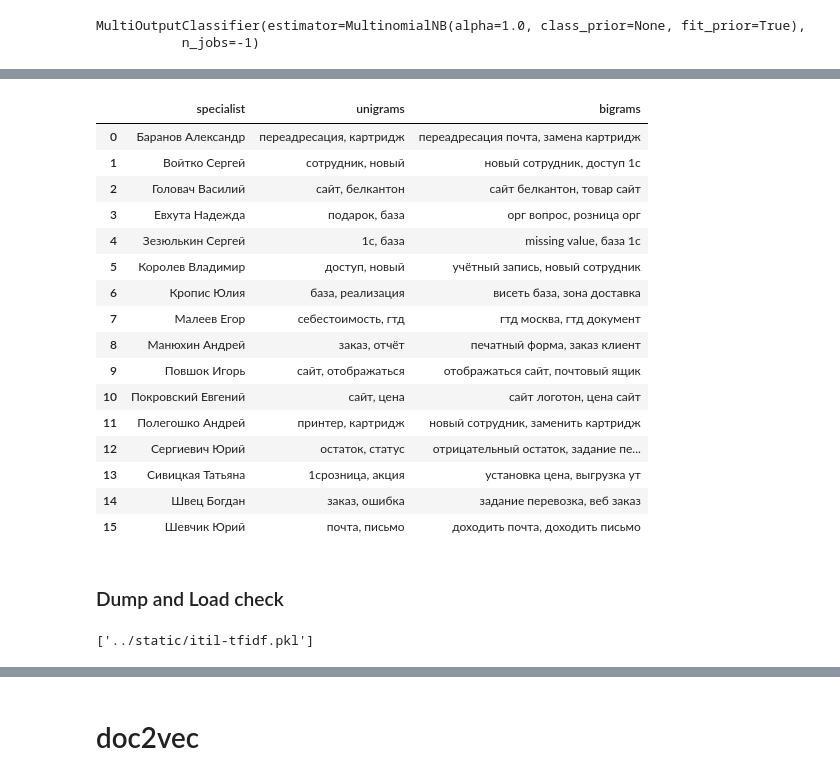
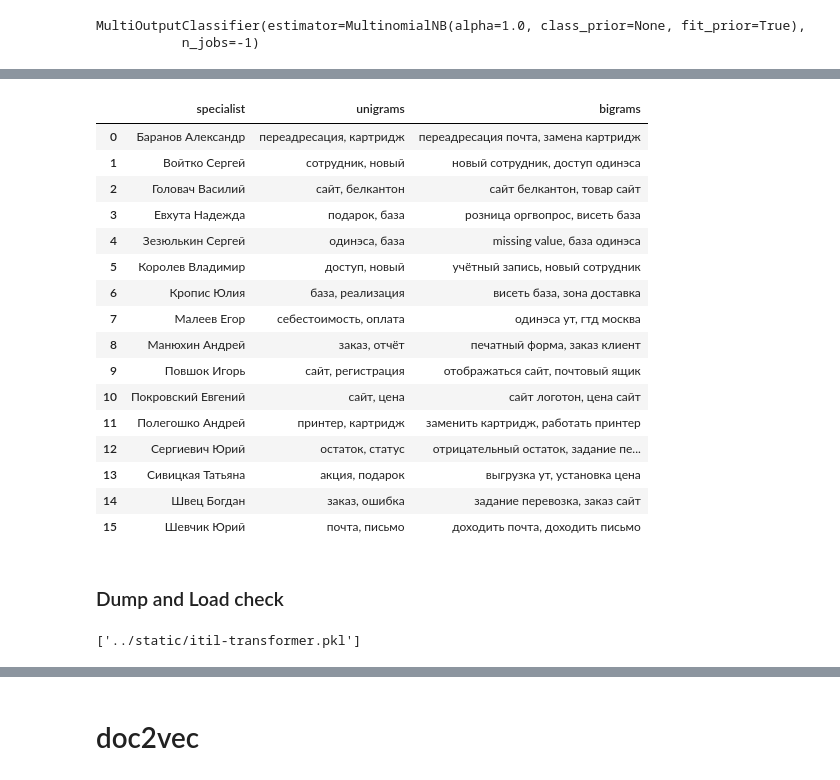
Before and after one commit to Okbps/itil-flask, a Jupyter notebook: notebooks/itil-classifier.ipynb, the cells around one changed output, grey strips where cells are left out. Drawn from its saved outputs; the diff is of its cells as text; code cells hidden in the pictures.

Commit message:
feature union transformer

```diff
--- a/notebooks/itil-classifier.ipynb
+++ b/notebooks/itil-classifier.ipynb
@@ -357,6 +397,7 @@ print(metrics.classification_report(labels_test['specialist'], labels_pred[:, 0]
 # %%
-features = tfidf.fit_transform(df['title']).toarray()
-labels = df[['specialist', 'category', 'analytics1', 'analytics2', 'analytics3']]
+features = vec.fit_transform(df).toarray()
+
+labels = df[y_cols]
 
 model = MultinomialNB()
 multi_target_nb = MultiOutputClassifier(model, n_jobs=-1)
@@ -405,46 +426,54 @@ for i in range(len(multi_target_nb.estimators_)):
 # %%
 # specialist_id messed up
 
 df_ngrams = pd.DataFrame(columns=['specialist', 'unigrams', 'bigrams'])
 
 N = 2
+tfidf_feature_names = vec.transformer_list[1][1].steps[1][1].get_feature_names()
+binarizer_feature_names = vec.transformer_list[0][1].steps[1][1].transformer_.classes_.tolist()
+full_feature_names = binarizer_feature_names + tfidf_feature_names
+
 for specialist_id, specialist in enumerate(multi_target_nb.estimators_[0].classes_):
     indices = np.argsort(multi_target_nb.estimators_[0].coef_[specialist_id])
-    feature_names = np.array(tfidf.get_feature_names())[indices]
+
+    # select only tfidf indices
+    indices = indices[indices>len(indices)-len(tfidf_feature_names)]
+
+    feature_names = np.array(full_feature_names)[indices]
     unigrams = [v for v in reversed(feature_names) if len(v.split(' ')) == 1][:N]
     bigrams = [v for v in reversed(feature_names) if len(v.split(' ')) == 2][:N]
 
     df_ngrams = df_ngrams.append({
         'specialist':specialist,
         'unigrams':', '.join(unigrams),
         'bigrams':', '.join(bigrams)
     }, ignore_index=True)
 
 df_ngrams
 # %% [output]
 |  | specialist | unigrams | bigrams |
 | 0 | Баранов Александр | переадресация, картридж | переадресация почта, замена картридж |
-| 1 | Войтко Сергей | сотрудник, новый | новый сотрудник, доступ 1с |
+| 1 | Войтко Сергей | сотрудник, новый | новый сотрудник, доступ одинэса |
 | 2 | Головач Василий | сайт, белкантон | сайт белкантон, товар сайт |
-| 3 | Евхута Надежда | подарок, база | орг вопрос, розница орг |
-| 4 | Зезюлькин Сергей | 1с, база | missing value, база 1с |
+| 3 | Евхута Надежда | подарок, база | розница оргвопрос, висеть база |
+| 4 | Зезюлькин Сергей | одинэса, база | missing value, база одинэса |
 | 5 | Королев Владимир | доступ, новый | учётный запись, новый сотрудник |
 | 6 | Кропис Юлия | база, реализация | висеть база, зона доставка |
-| 7 | Малеев Егор | себестоимость, гтд | гтд москва, гтд документ |
+| 7 | Малеев Егор | себестоимость, оплата | одинэса ут, гтд москва |
 | 8 | Манюхин Андрей | заказ, отчёт | печатный форма, заказ клиент |
-| 9 | Повшок Игорь | сайт, отображаться | отображаться сайт, почтовый ящик |
+| 9 | Повшок Игорь | сайт, регистрация | отображаться сайт, почтовый ящик |
 | 10 | Покровский Евгений | сайт, цена | сайт логотон, цена сайт |
-| 11 | Полегошко Андрей | принтер, картридж | новый сотрудник, заменить картридж |
+| 11 | Полегошко Андрей | принтер, картридж | заменить картридж, работать принтер |
 | 12 | Сергиевич Юрий | остаток, статус | отрицательный остаток, задание пе... |
-| 13 | Сивицкая Татьяна | 1срозница, акция | установка цена, выгрузка ут |
-| 14 | Швец Богдан | заказ, ошибка | задание перевозка, веб заказ |
+| 13 | Сивицкая Татьяна | акция, подарок | выгрузка ут, установка цена |
+| 14 | Швец Богдан | заказ, ошибка | задание перевозка, заказ сайт |
 | 15 | Шевчик Юрий | почта, письмо | доходить почта, доходить письмо |
 # %% [markdown]
 ### Dump and Load check
 # %%
 joblib.dump(multi_target_nb, '../static/itil-multitarget.pkl')
 joblib.dump(multi_target_nb.estimators_[0], '../static/itil-multinb.pkl')
-joblib.dump(tfidf, '../static/itil-tfidf.pkl')
+joblib.dump(vec, '../static/itil-transformer.pkl')
 # %% [output]
-['../static/itil-tfidf.pkl']
+['../static/itil-transformer.pkl']
 # %%
```
Also changed, not shown: parts of 18 cells of this notebook, 1 other file.
